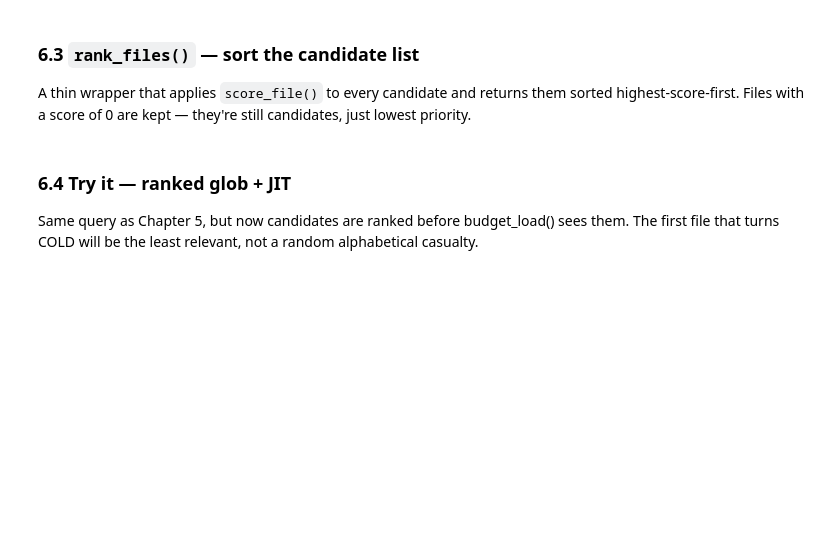
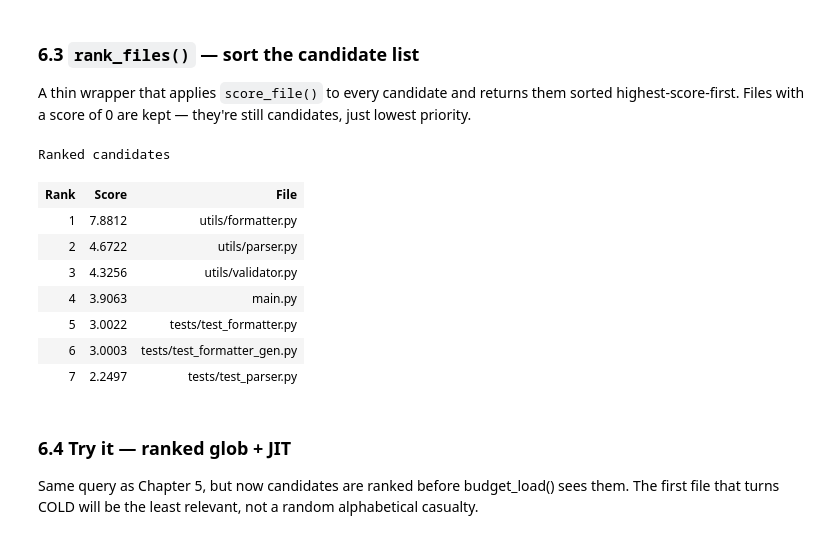
Before and after one commit to alankarmisra/pocket-agent, a Jupyter notebook: pocket_agent.ipynb, the cells around one changed output. Saved outputs shown, nothing was run; the diff lists cells and outputs as text; code cells hidden in the pictures; blank space fills up the shorter version.

```diff
--- a/pocket_agent.ipynb
+++ b/pocket_agent.ipynb
@@ -1471,7 +1496,7 @@ Files it couldn't fit are kept in the list as COLD.
 The threshold is 1.7 (70 % of budget) — leaving room for the manifest,
 the query, and the model's reply.
 # %%
-HOT_THRESHOLD = 1.70   # stop loading when prompt would exceed 70 % of budget
+HOT_THRESHOLD = 0.7   # stop loading when prompt would exceed 70 % of budget
 
 
 def budget_load(
@@ -1511,8 +1536,12 @@ def budget_load(
 
 
 # ── Demo: load sample_project with a tiny artificial budget ─────────────────
-candidates = glob_files("*.py", repo_root="sample_project")
-loaded_files = budget_load(candidates, repo_root="sample_project")
+# Set threshold so roughly the first half of files (by size) fit.
+candidates   = glob_files("*.py", repo_root="sample_project")
+total_tokens = sum(c["bytes"] // 4 for c in candidates)
+# Target: load ~40% of the total so some files are hot, some cold
+TINY_BUDGET  = (total_tokens * 0.40) / TOKEN_BUDGET
+loaded_files = budget_load(candidates, repo_root="sample_project", threshold = TINY_BUDGET)
 
 hot  = [f for f in loaded_files if f["hot"]]
 cold = [f for f in loaded_files if not f["hot"]]
@@ -1642,6 +1728,15 @@ def score_file(meta: dict, query_terms: list[str]) -> float:
     Higher = more relevant.  Returns 1.0 for an empty term list.
     No file content is read — scoring is path-only.
     """
+    # Match weights — stem matters more than directory
+    W_STEM_EXACT   = 4.0
+    W_STEM_SUBSTR  = 2.5
+    W_STEM_FUZZY   = 2.0  # multiplied by SequenceMatcher ratio (0–1)
+    W_DIR_EXACT    = 2.0
+    W_DIR_SUBSTR   = 1.5
+    W_DIR_FUZZY    = 1.3  # multiplied by SequenceMatcher ratio (0–1)
+    W_TEST_PENALTY = 0.5  # down-rank test files when query isn't about tests
+
     if not query_terms:
         return 1.0
 
@@ -1654,26 +1749,24 @@ def score_file(meta: dict, query_terms: list[str]) -> float:
     for term in query_terms:
         # ── Filename stem ────────────────────────────────────────────
         if term == stem:
-            score += 4.0                          # exact match
+            score += W_STEM_EXACT
         elif term in stem or stem in term:
-            score += 2.5                          # substring match
+            score += W_STEM_SUBSTR
         else:
-            ratio = difflib.SequenceMatcher(None, term, stem).ratio()
-            score += ratio * 2.0                  # fuzzy match
+            score += difflib.SequenceMatcher(None, term, stem).ratio() * W_STEM_FUZZY
 
         # ── Directory components ──────────────────────────────────────
         for d in dirs:
             if term == d:
-                score += 2.0
+                score += W_DIR_EXACT
             elif term in d:
-                score += 1.5
+                score += W_DIR_SUBSTR
             else:
-                ratio = difflib.SequenceMatcher(None, term, d).ratio()
-                score += ratio * 1.3
+                score += difflib.SequenceMatcher(None, term, d).ratio() * W_DIR_FUZZY
 
     # ── Test-file penalty ─────────────────────────────────────────────
     if "test" in path and "test" not in query_terms:
-        score *= 1.5
+        score *= W_TEST_PENALTY
 
     return round(score, 4)
 
@@ -1703,35 +1804,45 @@ def rank_files(candidates: list[dict], query: str) -> list[dict]:
         for c in candidates
     ]
     return sorted(scored, key=lambda x: x["score"], reverse=True)
 
 
 # ── Show ranked order vs alphabetical ────────────────────────────────────────
 query      = "How does the formatter handle missing fields?"
 candidates = glob_files("*.py", repo_root="sample_project")
 ranked     = rank_files(candidates, query)
 
 rows = ""
 for i, f in enumerate(ranked, 1):
     color = "#2da44e" if i == 1 else ("#bf8700" if i <= 3 else "#8c959f")
     rows += (
-        f'<tr><td style="text-align:right;padding:3px 10px;color:#8c959f">{i}</td>\'
-        f'<td style="text-align:right;padding:3px 10px;color:{color};font-weight:bold">{f["score"]:.4f}</td>\'
+        f'<tr><td style="text-align:right;padding:3px 10px;color:#8c959f">{i}</td>'
+        f'<td style="text-align:right;padding:3px 10px;color:{color};font-weight:bold">{f["score"]:.4f}</td>'
         f'<td style="padding:3px 10px;font-family:monospace">{f["path"]}</td></tr>'
     )
 
 display(HTML(f"""
 <div style="font-size:0.88rem">
   <b>Ranked candidates</b>
   <table style="border-collapse:collapse;margin-top:6px">
     <tr style="border-bottom:1px solid #d0d7de;color:#57606a">
       <th style="text-align:right;padding:3px 10px">Rank</th>
       <th style="text-align:right;padding:3px 10px">Score</th>
       <th style="text-align:left;padding:3px 10px">File</th>
     </tr>
     {rows}
   </table>
 </div>
 """))
+# %% [output]
+Ranked candidates
+| Rank | Score | File |
+| 1 | 7.8812 | utils/formatter.py |
+| 2 | 4.6722 | utils/parser.py |
+| 3 | 4.3256 | utils/validator.py |
+| 4 | 3.9063 | main.py |
+| 5 | 3.0022 | tests/test_formatter.py |
+| 6 | 3.0003 | tests/test_formatter_gen.py |
+| 7 | 2.2497 | tests/test_parser.py |
 # %% [markdown]
 ### 6.4 Try it — ranked glob + JIT
 
```
Also changed, not shown: parts of 79 cells of this notebook, 3 other files.
